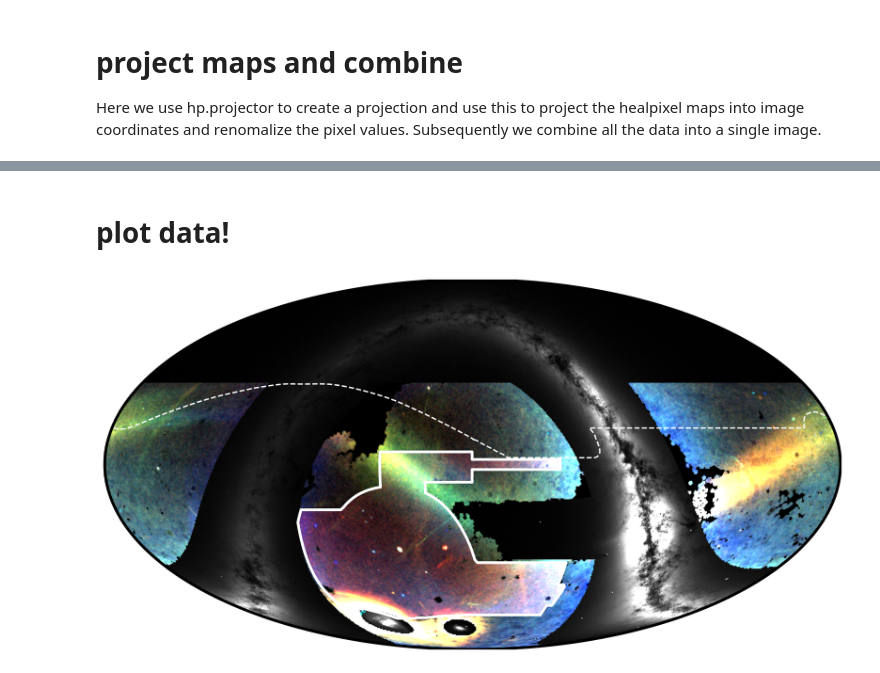
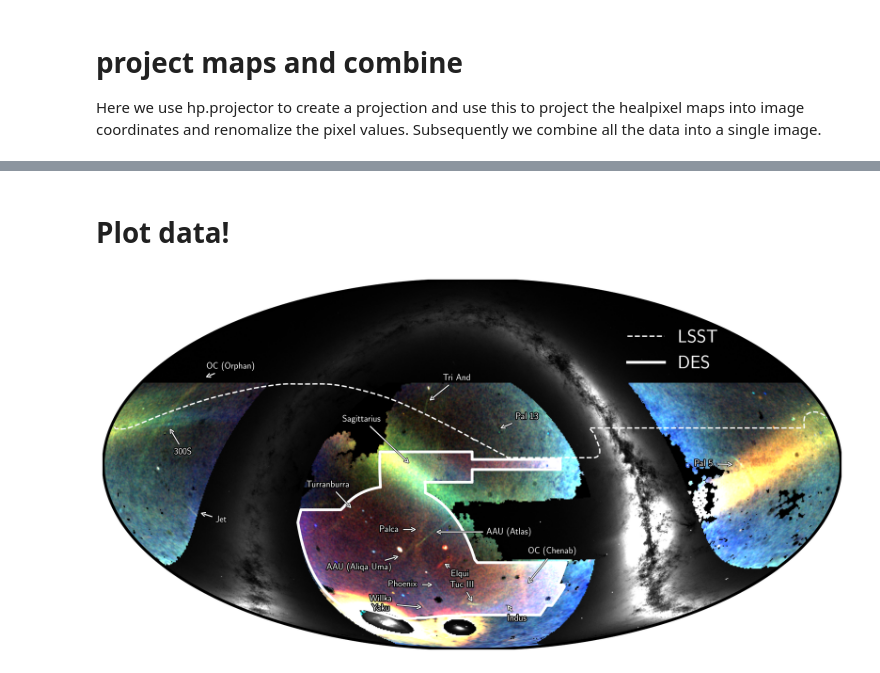
Before and after one commit to psferguson/decam_fos, a Jupyter notebook: notebooks/plot_field_of_streams.ipynb, the cells around one changed output, grey strips where cells are left out. Saved outputs shown, nothing was run; the diff lists cells and outputs as text; code cells hidden in the pictures.

Commit message:
annotations!

```diff
--- a/notebooks/plot_field_of_streams.ipynb
+++ b/notebooks/plot_field_of_streams.ipynb
@@ -142,0 +31,3 @@ closed_image = img
+# %%
+white_background=True
+image, proj = fos_preparation.assemble_image(rgb_des, rgb_decals, mask_arr, gaia_data, do_diameter_closing=False, white_background=white_background)
@@ -143,2 +39,27 @@ closed_image = img
+# %%
+with open("../data/annotations/stream_arrow_annotations.yaml", "r") as f:
+    annotations_dict = yaml.safe_load(f)
+
+annotations_to_plot = [
+ '300S',
+ 'AAU (Aliqa Uma)',
+ 'AAU (Atlas)',
+ 'Elqui',
+ 'Indus',
+ #'Jhelum',
+ 'Jet',
+ 'OC (Chenab)',
+ 'OC (Orphan)',
+ 'Pal 13',
+ 'Pal 5',
+ 'Palca',
+ 'Phoenix',
+ 'Sagittarius',
+ 'Tri And',
+ 'Tuc III',
+ 'Turranburra',
+ 'Willka\nYaku'
+]
+annotations_dict = {stream_name : annotations_dict[stream_name] for stream_name in annotations_to_plot}
 # %% [markdown]
-# plot data!
+# Plot data!
@@ -151,19 +66,19 @@ des_dec = np.append(des_coords["dec"], des_coords["dec"][0])
-# %%
-fig, ax = plt.subplots(1, 1, figsize=(12, 6), dpi=175)
-ax.imshow(closed_image, origin='lower', extent=proj.get_extent())
-x_lsst, y_lsst = proj.ang2xy(lsst_ra, lsst_dec, lonlat=True)
-ax.plot(x_lsst,y_lsst, c="white", ls="dashed", label="LSST")
-x_des, y_des = proj.ang2xy(des_ra, des_dec, lonlat=True)
-ax.plot(x_des,y_des, c="white", ls="solid", label="DES", lw=3)
-ax.set_axis_off()
-ax.grid(False)
-dec_edge = np.linspace(-90,90, 300)
-ra_edge = np.ones_like(dec_edge) * 180.5
-x_edge, y_edge = proj.ang2xy(ra_edge,dec_edge, lonlat=True)
-ax.plot(x_edge, y_edge, c="k", lw=3,zorder=9)
-x_edge, y_edge = proj.ang2xy(ra_edge* 0 + 179,dec_edge, lonlat=True)
-ax.plot(x_edge, y_edge, c="k", lw=3,zorder=9)
-fig.tight_layout()
-#plt.savefig("field_of_streams_2024.png", facecolor=None)
-# %% [output]
-[figure, removed]
+# %%
+fig, ax = plt.subplots(1, 1, figsize=(12, 6), dpi=175)
+fos_plotting.plot_fos(
+    ax,
+    image,
+    proj,
+    DES=True,
+    LSST=True,
+    annotations=True,
+    annotations_dict=annotations_dict)
+fig.tight_layout()
+
+if white_background:
+    facecolor = "white"
+else:
+    facecolor = "k"
+plt.savefig("field_of_streams_DECam.png", facecolor=facecolor)
+# %% [output]
+[figure, added]
```
Also changed, not shown: parts of 12 cells of this notebook.
